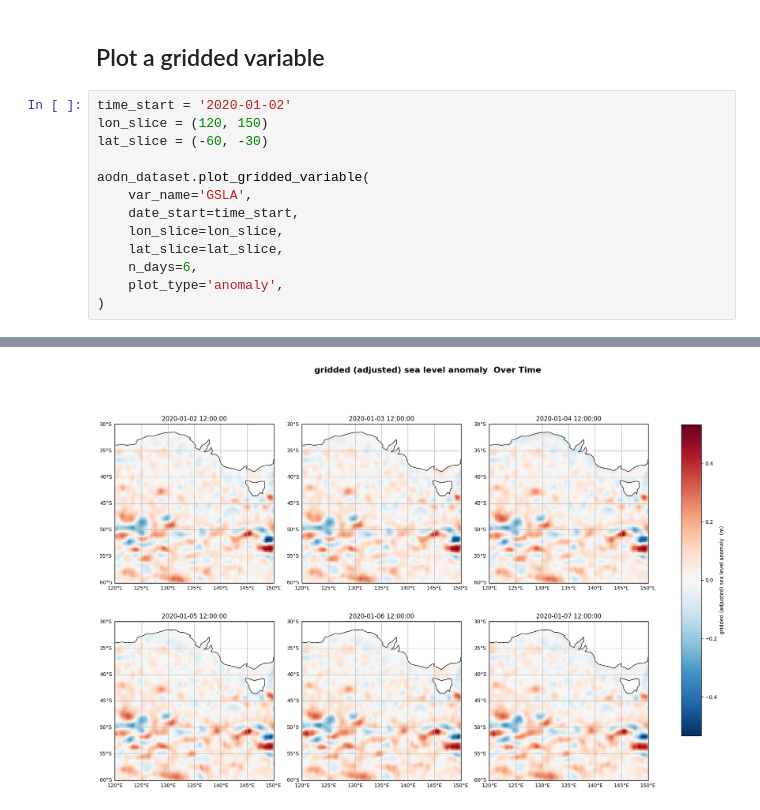
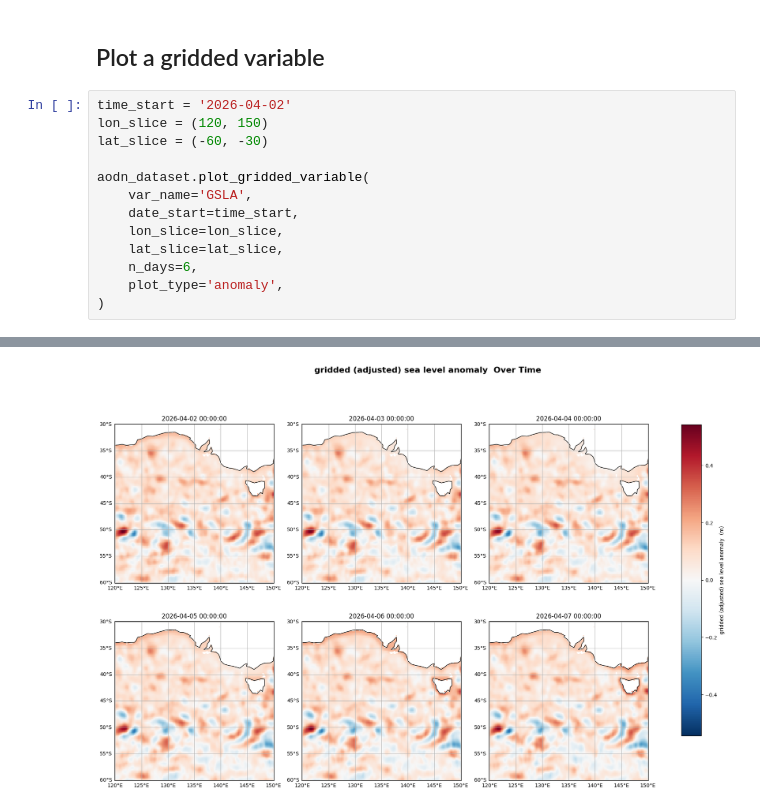
Before and after one commit to aodn/aodn_cloud_optimised, a Jupyter notebook: notebooks/model_sea_level_anomaly_gridded_realtime.ipynb, the cells around one changed output, grey strips where cells are left out. Saved outputs shown, nothing was run; the diff lists cells and outputs as text.

```diff
--- a/notebooks/model_sea_level_anomaly_gridded_realtime.ipynb
+++ b/notebooks/model_sea_level_anomaly_gridded_realtime.ipynb
@@ -85,7 +85,7 @@ Wall time: 15.8 s
 # %% [markdown]
 ## Plot a gridded variable
 # %%
-time_start = '2020-01-02'
+time_start = '2026-04-02'
 lon_slice = (120, 150)
 lat_slice = (-60, -30)
 
@@ -102 +102 @@ aodn_dataset.plot_gridded_variable(
-[figure, old version]
+[figure, new version]
```
Also changed, not shown: parts of 7 cells of this notebook.
